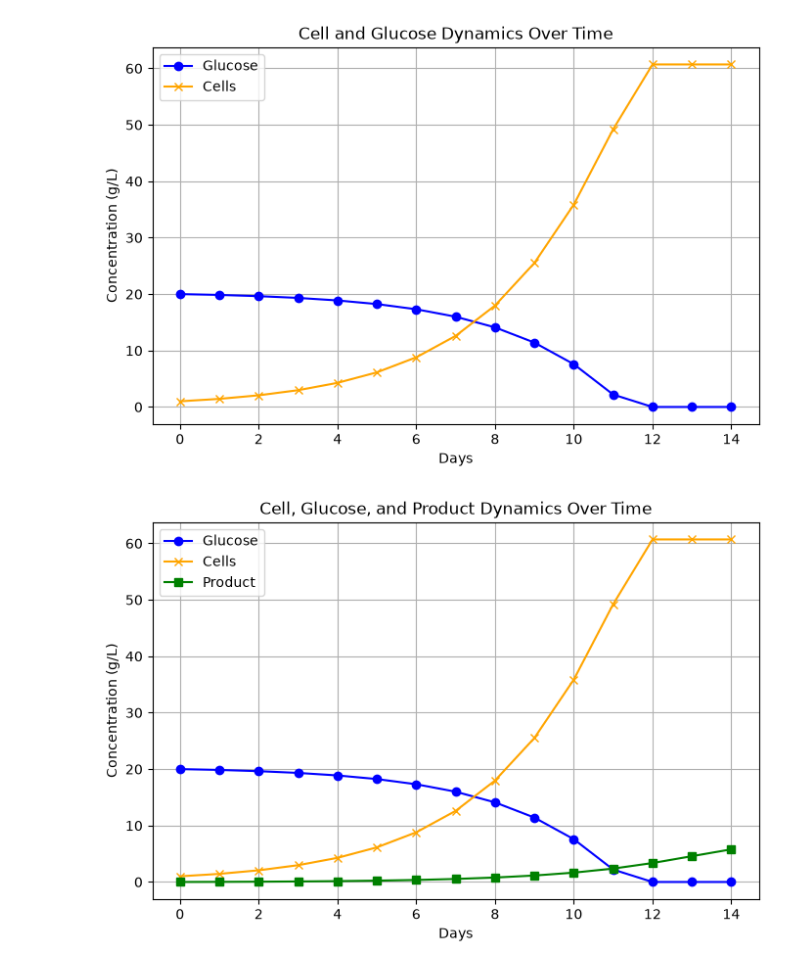
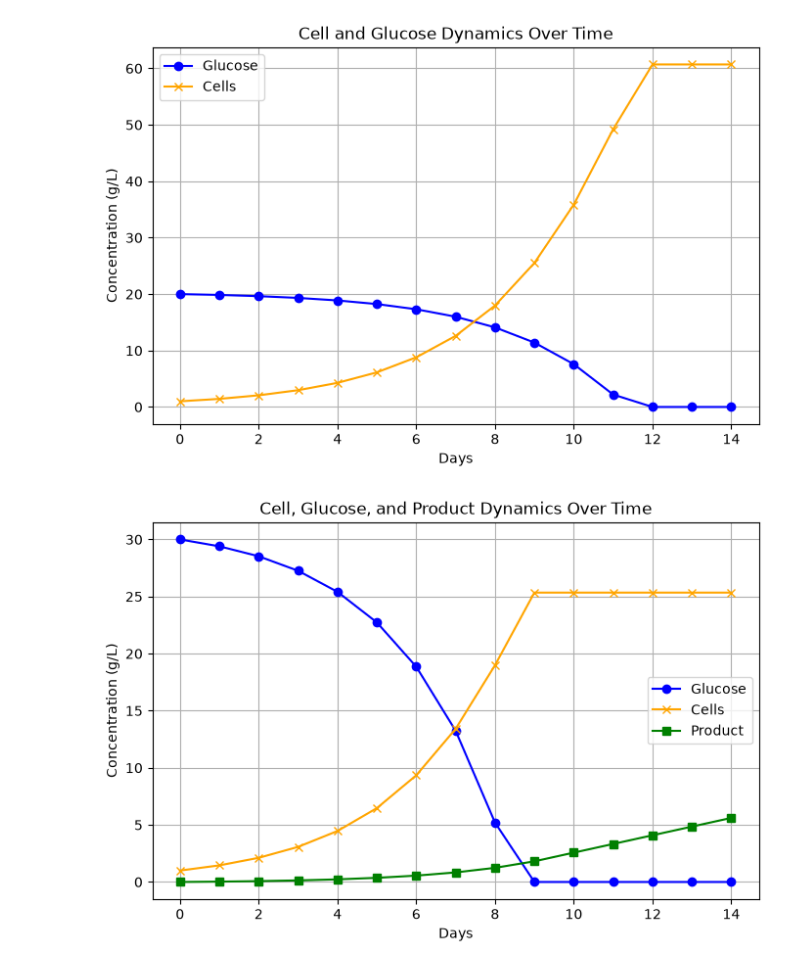
Before and after one commit to neelesh4212/cho-fed-batch-simulator, a Jupyter notebook: notebooks/growth_simulator_practice.ipynb, the cells around one changed output. Cells and saved outputs as stored; diff of their text form; code cells hidden in the pictures.

```diff
--- a/notebooks/growth_simulator_practice.ipynb
+++ b/notebooks/growth_simulator_practice.ipynb
@@ -45,39 +45,39 @@ import matplotlib.pyplot as plt
 days = np.arange(0, 15, 1)
 glucose = np.empty(len(days))
 cells = np.empty(len(days))
 product = np.empty(len(days))
 
 
 # Initial conditions
-glucose[0] = 20.0  # g/L
+glucose[0] = 30.0  # g/L
 initial_cells = 1.0      # million cells/mL
 cells[0] = initial_cells
 product[0] = 0.0  # g/L
-glucose_consumption_rate = 0.15  # g/L per million cells per day
-dt = 1.0  # time step in days
 
 mu_max = 0.4 # 1/day
 Ks = 2.0 # g/L
-qp = 0.02 # g/L per million cells per day
+qG = 600.0  # picograms / (cell . day)
+dt = 1.0  # time step in days
+qp = 30.0  # picograms / (cell . day)
 
 # Simple exponential growth model
 for i in range(1, len(days)):
     mu = mu_max * glucose[i-1] / (Ks + glucose[i-1])  # Monod equation for growth rate
+    cells_per_L = cells[i-1] * 1e9  # million cells/mL to cells/L conversion factor
+    glucose[i] = glucose[i-1] - (qG * cells_per_L * 1e-12 * dt)  # Glucose consumption
+    product[i] = product[i-1] + (qp * cells_per_L * 1e-12 * dt)  # Product formation
     cells[i] = cells[i-1] * np.exp(mu * dt)  # Cell growth
-    glucose[i] = glucose[i-1] - (glucose_consumption_rate * cells[i-1] * dt)  # Glucose consumption
-    product[i] = product[i-1] + (qp * cells[i-1] * dt)  # Product formation
-    if glucose[i] < 0:
-        glucose[i] = 0  # Prevent negative glucose concentration
+    glucose[i] = max(glucose[i], 0)  # Prevent negative glucose concentration
 
 plt.figure(figsize=(8,5))
 plt.plot(days, glucose, marker="o", label="Glucose", color='blue')
 plt.plot(days, cells, marker="x", label="Cells", color='orange')
 plt.plot(days, product, marker="s", label="Product", color='green')
 plt.title("Cell, Glucose, and Product Dynamics Over Time")
 plt.xlabel("Days")
 plt.ylabel("Concentration (g/L)")
 plt.legend()
 plt.grid()
 plt.show()
 # %% [output]
-[figure, old version]
+[figure, new version]
```
Also changed, not shown: parts of 1 cell of this notebook, 1 other file.
